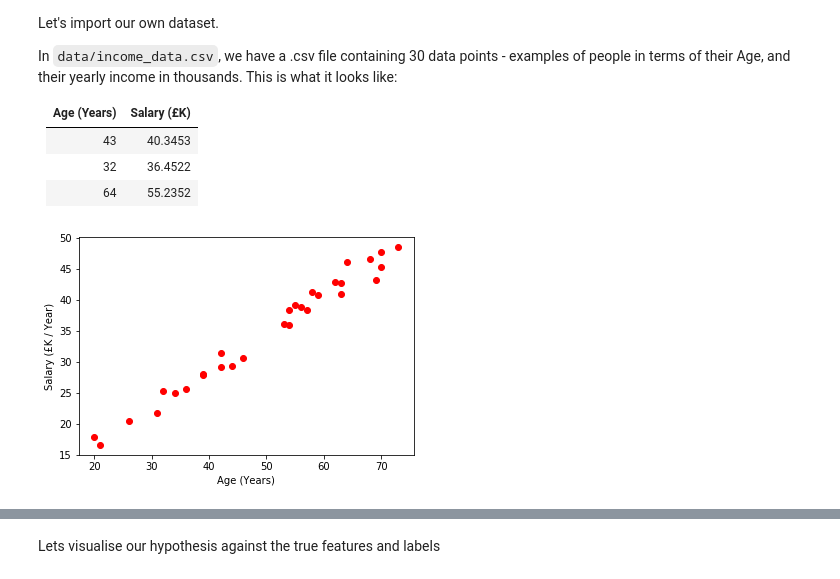
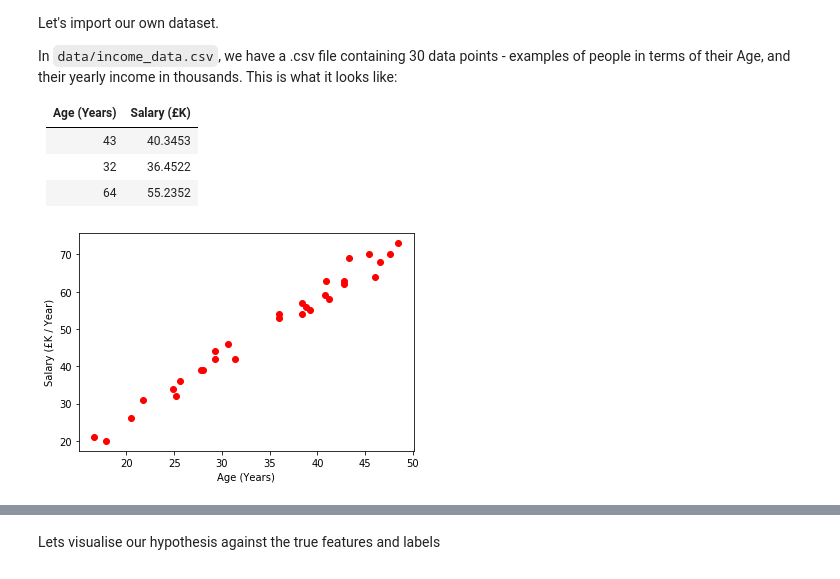
Before and after one commit to AndreaSottana/Strong-ML-Foundations, a Jupyter notebook: Intro to Machine Learning solutions.ipynb, the cells around one changed output, grey strips where cells are left out. Drawn from its saved outputs; the diff is of its cells as text; code cells hidden in the pictures.

```diff
--- a/Intro to Machine Learning solutions.ipynb
+++ b/Intro to Machine Learning solutions.ipynb
@@ -82,23 +82,24 @@ In `data/income_data.csv`, we have a .csv file containing 30 data points - examp
 # %%
 # Let's import some data.
 import numpy as np
 import matplotlib.pyplot as plt
 
 data_income = np.genfromtxt('data/income_data.csv', delimiter=',') ## Import income data and save to variable.
 
 X = data_income[:, 0] ## Extract an array of the ages from the data.
 Y = data_income[:, 1] ## Extract an array of the salaries from the data.
 
 def plot_data(X, Y):
     plt.figure() # create a figure
     plt.scatter(X, Y, c='r') # plot the data in color=red
     plt.xlabel('Age (Years)')
     plt.ylabel('Salary (£K / Year)')
     plt.show()
 
-plot_data(ages, salaries)
+#plot_data(ages, salaries)
+plot_data(Y, X)
 # %% [output]
-[figure, old version]
+[figure, new version]
 # %% [markdown]
 As we can see from above, our *inputs* would be the ages, and our *outputs* or *labels* would be the salary they earn.
 
```
Also changed, not shown: parts of 3 cells of this notebook, 3 other files.
